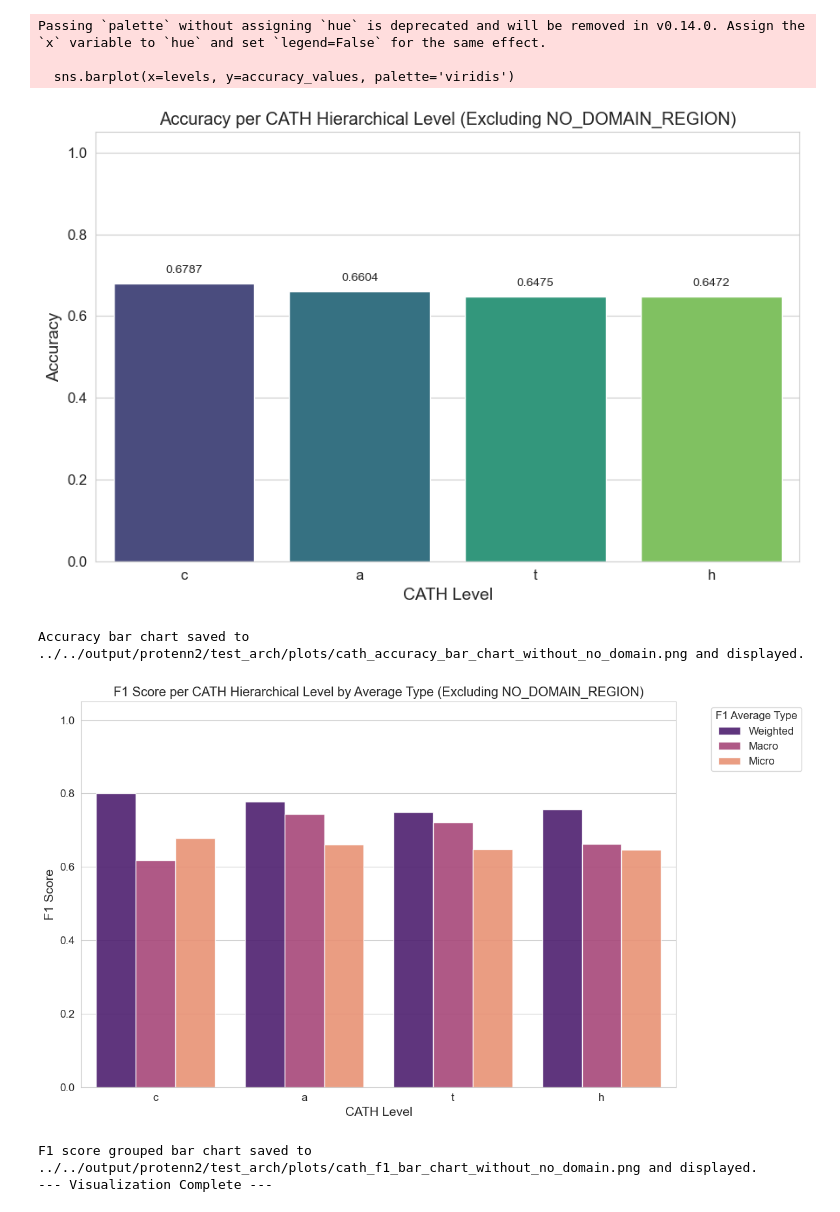
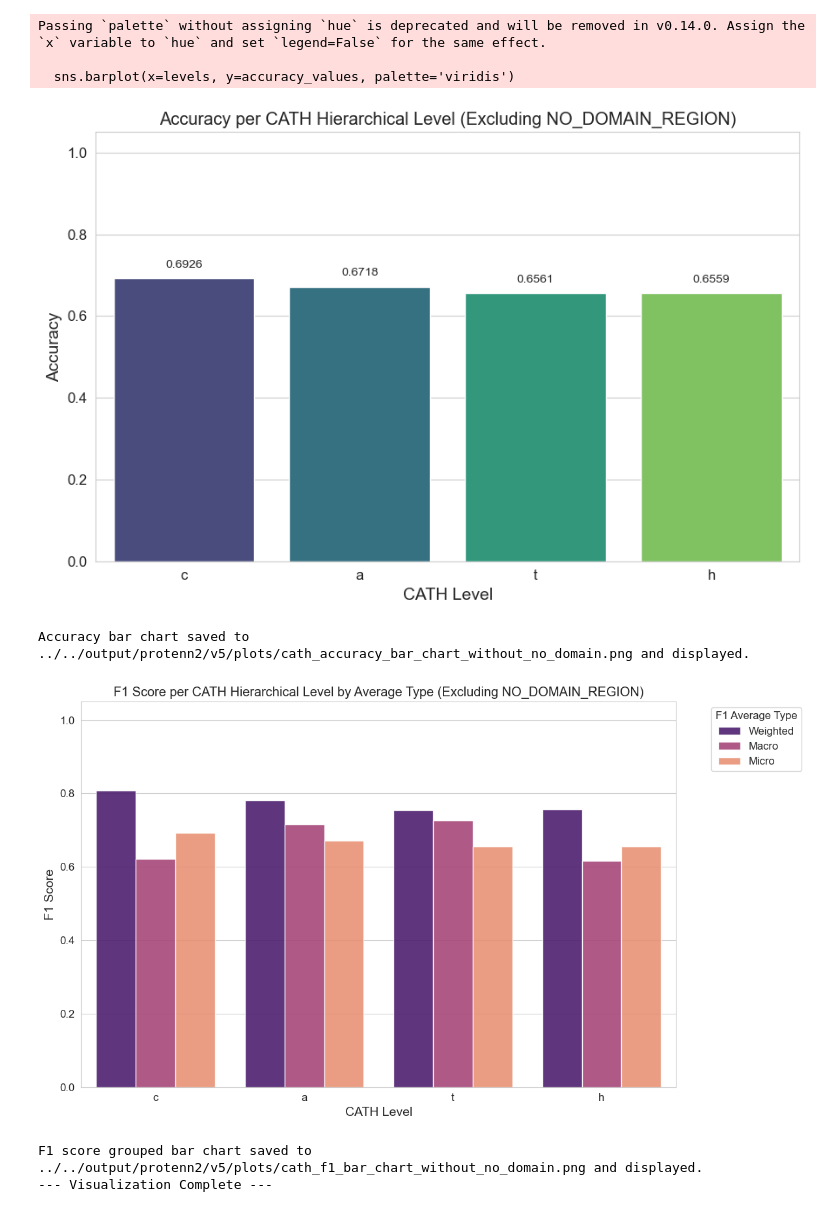
Before and after one commit to marcbeil/protein-prediction-project, a Jupyter notebook: src/protenn2/calculate_metrics_by_hierarchy.ipynb, the cells around one changed output. Drawn from its saved outputs; the diff is of its cells as text; code cells hidden in the pictures.

```diff
--- a/src/protenn2/calculate_metrics_by_hierarchy.ipynb
+++ b/src/protenn2/calculate_metrics_by_hierarchy.ipynb
@@ -1,10 +1,10 @@
 # %%
 import os
 
-base_path = "../../output/protenn2/test_arch"
+base_path = "../../output/protenn2/v5"
 model_path = os.path.join(base_path, "best_model.pt")
 label_encoder_path = os.path.join(base_path, "label_encoder.pkl")
-data_path = '../../datasets/v3'
+data_path = '../../datasets/v5'
 # %%
 import os
 import pickle
@@ -229,7 +229,7 @@ print(f"Max protein length used for padding: {max_protein_length}")
 val_dataset = CathPredPerResidueDataset(
     val_data,
     label_encoder,
-    embedding_dir="../../data/embeddings/protein_embeddings"
+    embedding_dir="../../data/embeddings/protein_embeddings_new"
 )
 val_collate_fn = create_protein_collate_fn(max_protein_length, val_dataset.padding_encoded_id)
 
@@ -411,8 +411,8 @@ F1 score grouped bar chart saved to ../../output/protenn2/test_arch/plots/cath_f
 Passing `palette` without assigning `hue` is deprecated and will be removed in v0.14.0. Assign the `x` variable to `hue` and set `legend=False` for the same effect.
 
   sns.barplot(x=levels, y=accuracy_values, palette='viridis')
-[figure, old version]
+[figure, new version]
-Accuracy bar chart saved to ../../output/protenn2/test_arch/plots/cath_accuracy_bar_chart_without_no_domain.png and displayed.
+Accuracy bar chart saved to ../../output/protenn2/v5/plots/cath_accuracy_bar_chart_without_no_domain.png and displayed.
-[figure, old version]
+[figure, new version]
-F1 score grouped bar chart saved to ../../output/protenn2/test_arch/plots/cath_f1_bar_chart_without_no_domain.png and displayed.
+F1 score grouped bar chart saved to ../../output/protenn2/v5/plots/cath_f1_bar_chart_without_no_domain.png and displayed.
 --- Visualization Complete ---
```
Also changed, not shown: parts of 1 cell of this notebook, 28 other files.
